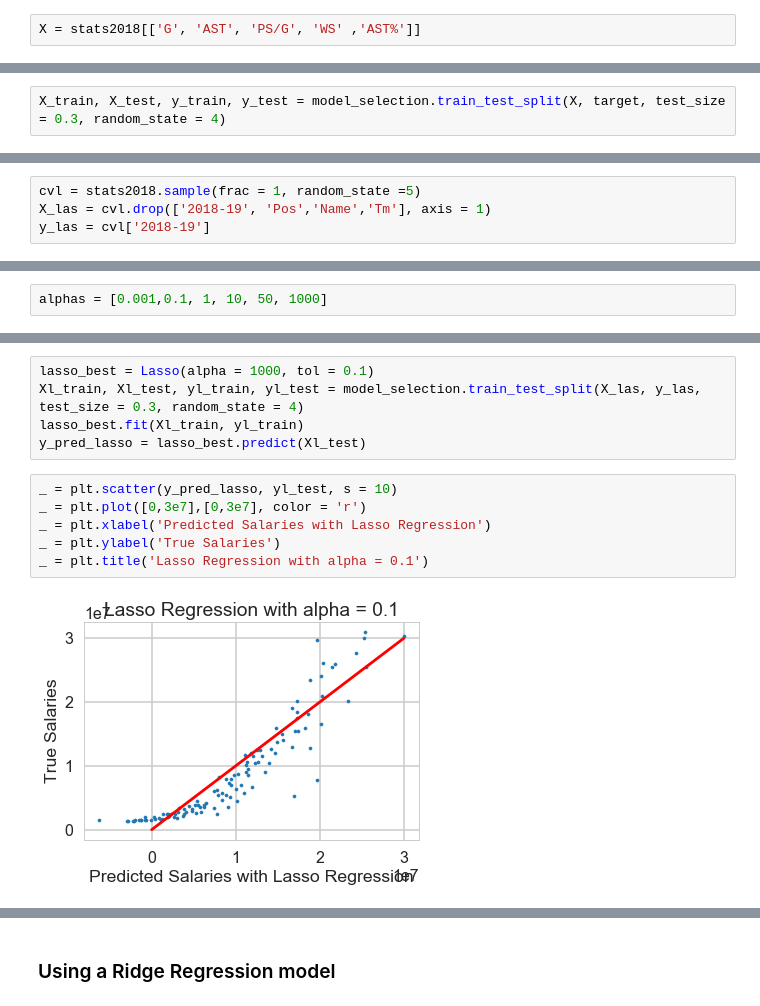
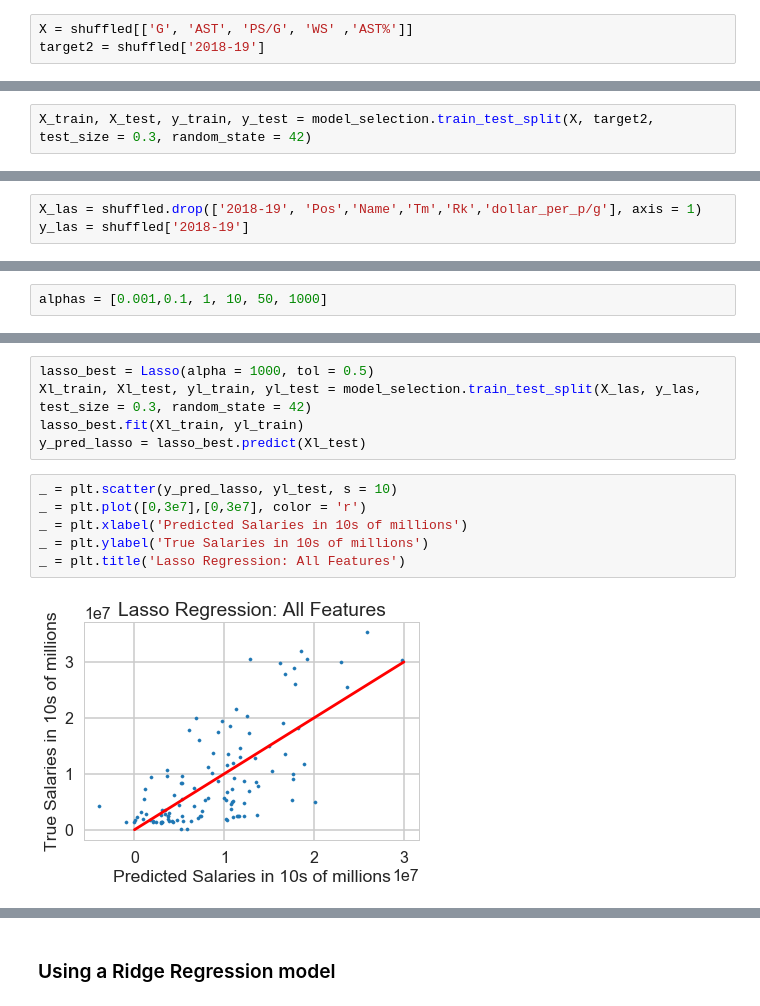
Before and after one commit to alvarojhu/Capstone1, a Jupyter notebook: Machine Learning.ipynb, the cells around one changed output, grey strips where cells are left out. Cells and saved outputs as stored; diff of their text form.

```diff
--- a/Machine Learning.ipynb
+++ b/Machine Learning.ipynb
@@ -243,7 +290,8 @@ These "flat floors" where the fitted value is predicted to be higher than the ac
 # %% [markdown]
 ### Using a Linear Regression model with the 5 features used in last OLS
 # %%
-X = stats2018[['G', 'AST', 'PS/G', 'WS' ,'AST%']]
+X = shuffled[['G', 'AST', 'PS/G', 'WS' ,'AST%']]
+target2 = shuffled['2018-19']
 # %%
 from sklearn import linear_model
 from sklearn import model_selection
@@ -251,7 +299,7 @@ from sklearn import model_selection
 reg = linear_model.LinearRegression()
 #cv_results = cross_validation.cross_val_score(reg, X, target, cv = 5)
 # %%
-X_train, X_test, y_train, y_test = model_selection.train_test_split(X, target, test_size = 0.3, random_state = 4)
+X_train, X_test, y_train, y_test = model_selection.train_test_split(X, target2, test_size = 0.3, random_state = 42)
 # %%
 reg.fit(X_train, y_train)
 # %% [output]
@@ -294,6 +335,5 @@ The results are scored with a R^2 metric, which is between 0 and 1, so this mode
 # %% [markdown]
 ### Going to try Lasso Regression and Cross Validate for different Meta-Parameters
 # %%
-cvl = stats2018.sample(frac = 1, random_state =5)
-X_las = cvl.drop(['2018-19', 'Pos','Name','Tm'], axis = 1)
-y_las = cvl['2018-19']
+X_las = shuffled.drop(['2018-19', 'Pos','Name','Tm','Rk','dollar_per_p/g'], axis = 1)
+y_las = shuffled['2018-19']
@@ -321,16 +366,16 @@ for alpha in alphas:
 # %%
-lasso_best = Lasso(alpha = 1000, tol = 0.1)
-Xl_train, Xl_test, yl_train, yl_test = model_selection.train_test_split(X_las, y_las, test_size = 0.3, random_state = 4)
+lasso_best = Lasso(alpha = 1000, tol = 0.5)
+Xl_train, Xl_test, yl_train, yl_test = model_selection.train_test_split(X_las, y_las, test_size = 0.3, random_state = 42)
 lasso_best.fit(Xl_train, yl_train)
 y_pred_lasso = lasso_best.predict(Xl_test)
 # %%
 _ = plt.scatter(y_pred_lasso, yl_test, s = 10)
 _ = plt.plot([0,3e7],[0,3e7], color = 'r')
-_ = plt.xlabel('Predicted Salaries with Lasso Regression')
-_ = plt.ylabel('True Salaries')
-_ = plt.title('Lasso Regression with alpha = 0.1')
+_ = plt.xlabel('Predicted Salaries in 10s of millions')
+_ = plt.ylabel('True Salaries in 10s of millions')
+_ = plt.title('Lasso Regression: All Features')
 # %% [output]
-[figure, old version]
+[figure, new version]
 # %%
 lasso_best.score(Xl_test,yl_test)
 # %% [output]
```
Also changed, not shown: parts of 94 cells of this notebook.
